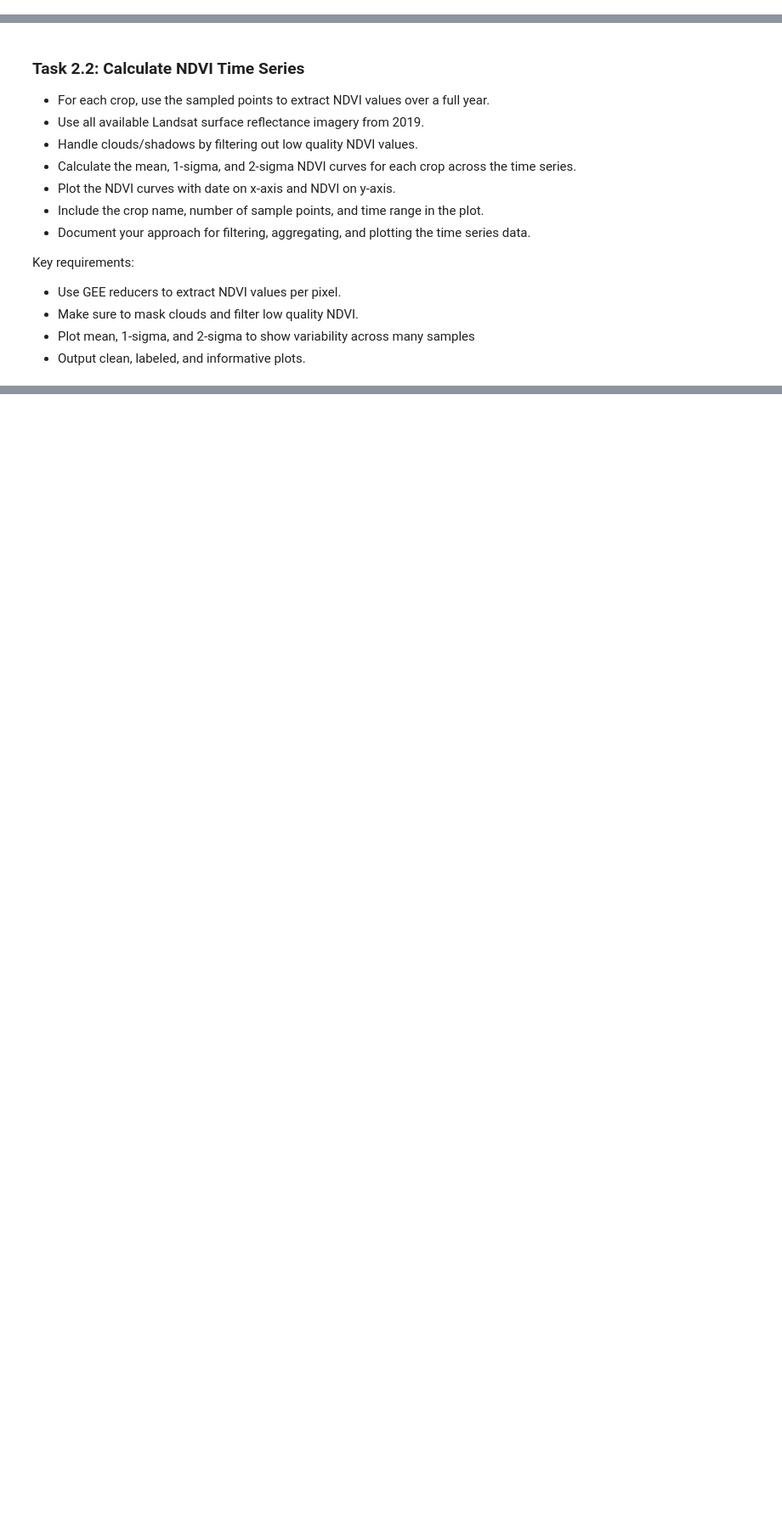
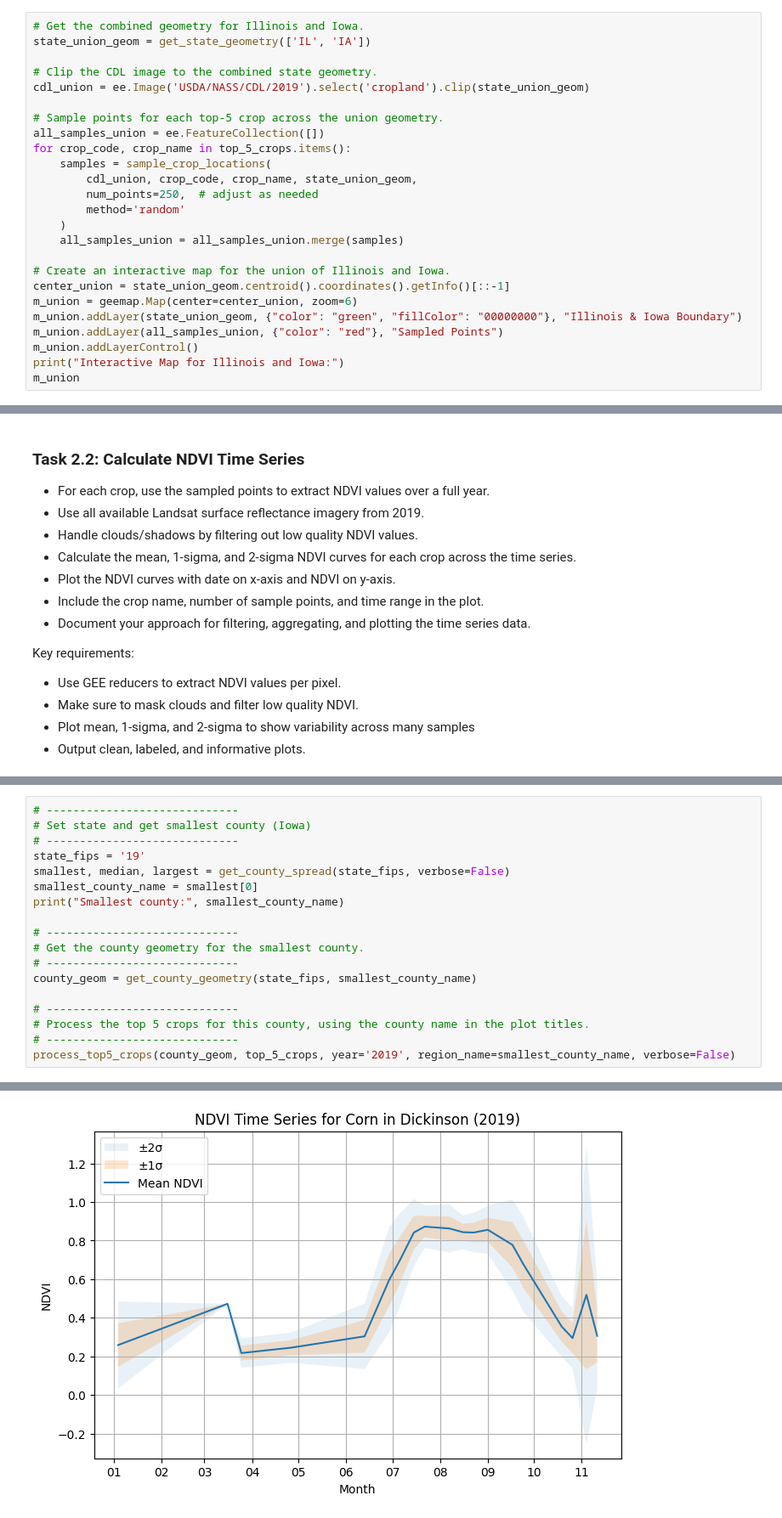
Before and after one commit to toribiodiego/ECE-471-A-Remote-Sensing, a Jupyter notebook: P02/P02.ipynb, the cells around one changed output, grey strips where cells are left out. Shown: that part at 85% size. Saved outputs shown, nothing was run; the diff lists cells and outputs as text; blank space fills up the shorter version.

Commit message:
revised plots on NDVI time series plot

```diff
--- a/P02/P02.ipynb
+++ b/P02/P02.ipynb
@@ -773,0 +734,25 @@ Map(center=[41.6, -93.6], controls=(WidgetControl(options=['position', 'transpar
+# %%
+# Get the combined geometry for Illinois and Iowa.
+state_union_geom = get_state_geometry(['IL', 'IA'])
+
+# Clip the CDL image to the combined state geometry.
+cdl_union = ee.Image('USDA/NASS/CDL/2019').select('cropland').clip(state_union_geom)
+
+# Sample points for each top-5 crop across the union geometry.
+all_samples_union = ee.FeatureCollection([])
+for crop_code, crop_name in top_5_crops.items():
+    samples = sample_crop_locations(
+        cdl_union, crop_code, crop_name, state_union_geom,
+        num_points=250,  # adjust as needed
+        method='random'
+    )
+    all_samples_union = all_samples_union.merge(samples)
+
+# Create an interactive map for the union of Illinois and Iowa.
+center_union = state_union_geom.centroid().coordinates().getInfo()[::-1]
+m_union = geemap.Map(center=center_union, zoom=6)
+m_union.addLayer(state_union_geom, {"color": "green", "fillColor": "00000000"}, "Illinois & Iowa Boundary")
+m_union.addLayer(all_samples_union, {"color": "red"}, "Sampled Points")
+m_union.addLayerControl()
+print("Interactive Map for Illinois and Iowa:")
+m_union
@@ -1228,0 +1077,19 @@ Processing crop: Developed/Open Space (Code: 121)
+# %%
+# -----------------------------
+# Set state and get smallest county (Iowa)
+# -----------------------------
+state_fips = '19'
+smallest, median, largest = get_county_spread(state_fips, verbose=False)
+smallest_county_name = smallest[0]
+print("Smallest county:", smallest_county_name)
+
+# -----------------------------
+# Get the county geometry for the smallest county.
+# -----------------------------
+county_geom = get_county_geometry(state_fips, smallest_county_name)
+
+# -----------------------------
+# Process the top 5 crops for this county, using the county name in the plot titles.
+# -----------------------------
+process_top5_crops(county_geom, top_5_crops, year='2019', region_name=smallest_county_name, verbose=False)
+# %% [output]
@@ -1228,0 +1099 @@ Processing crop: Developed/Open Space (Code: 121)
+[figure, added]
```
Also changed, not shown: parts of 18 cells of this notebook.
